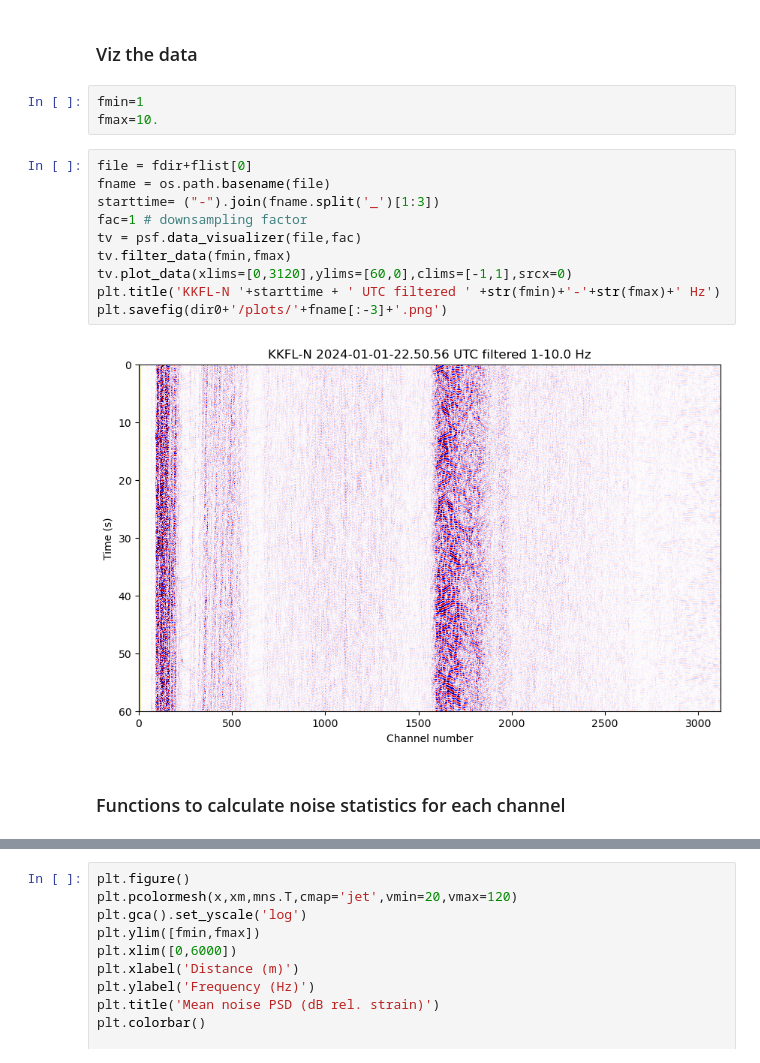
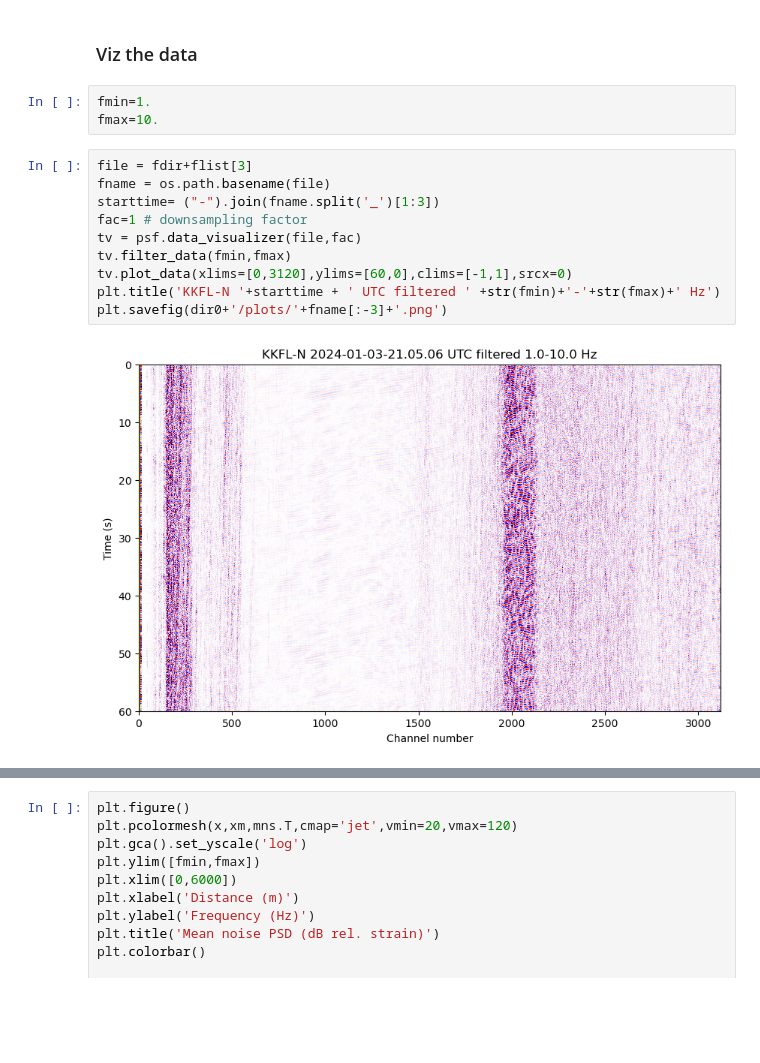
Before and after one commit to uwfiberlab/field_das, a Jupyter notebook: homer/homer_qc_01.ipynb, the cells around one changed output, grey strips where cells are left out. Drawn from its saved outputs; the diff is of its cells as text; blank space fills up the shorter version.

Commit message:
update with some basic QC on KKFLN and moved functions for psf_module

```diff
--- a/homer/homer_qc_01.ipynb
+++ b/homer/homer_qc_01.ipynb
@@ -78,19 +78,17 @@ Num samples: 1500
 # %% [markdown]
 ### Viz the data
 # %%
-fmin=1
+fmin=1.
 fmax=10.
 # %%
-file = fdir+flist[0]
+file = fdir+flist[3]
 fname = os.path.basename(file)
 starttime= ("-").join(fname.split('_')[1:3])
 fac=1 # downsampling factor
 tv = psf.data_visualizer(file,fac)
 tv.filter_data(fmin,fmax)
 tv.plot_data(xlims=[0,3120],ylims=[60,0],clims=[-1,1],srcx=0)
 plt.title('KKFL-N '+starttime + ' UTC filtered ' +str(fmin)+'-'+str(fmax)+' Hz')
 plt.savefig(dir0+'/plots/'+fname[:-3]+'.png')
 # %% [output]
-[figure, old version]
+[figure, new version]
-# %% [markdown]
-### Functions to calculate noise statistics for each channel
```
Also changed, not shown: parts of 6 cells of this notebook, 1 other file.
